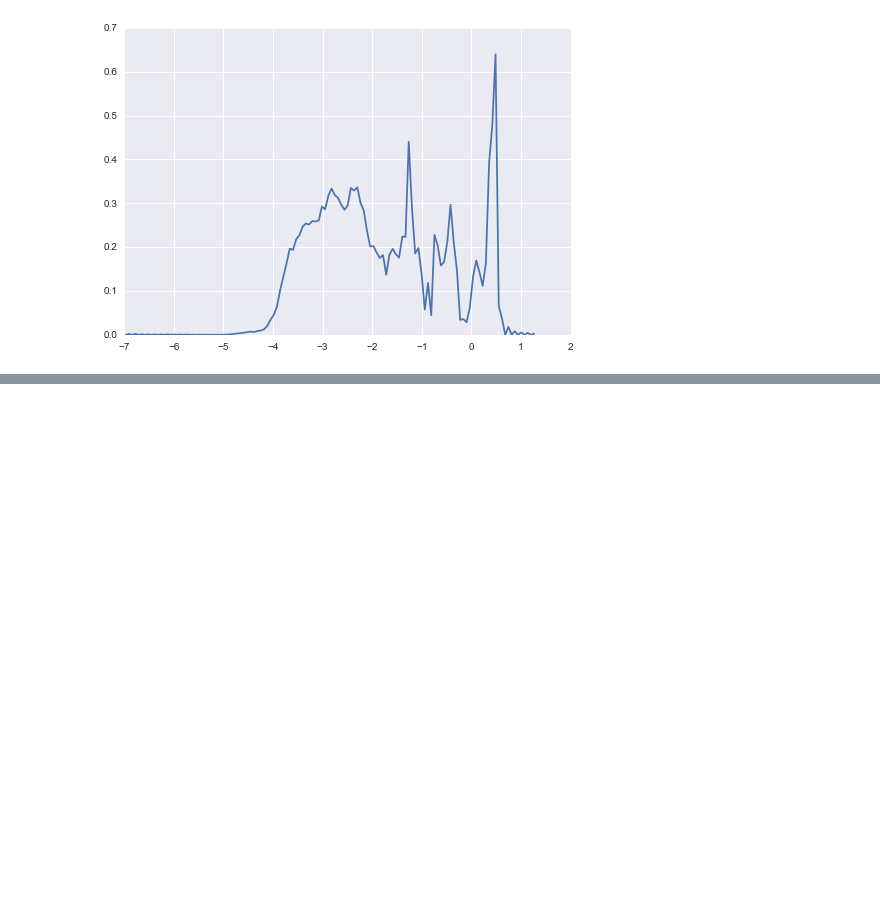
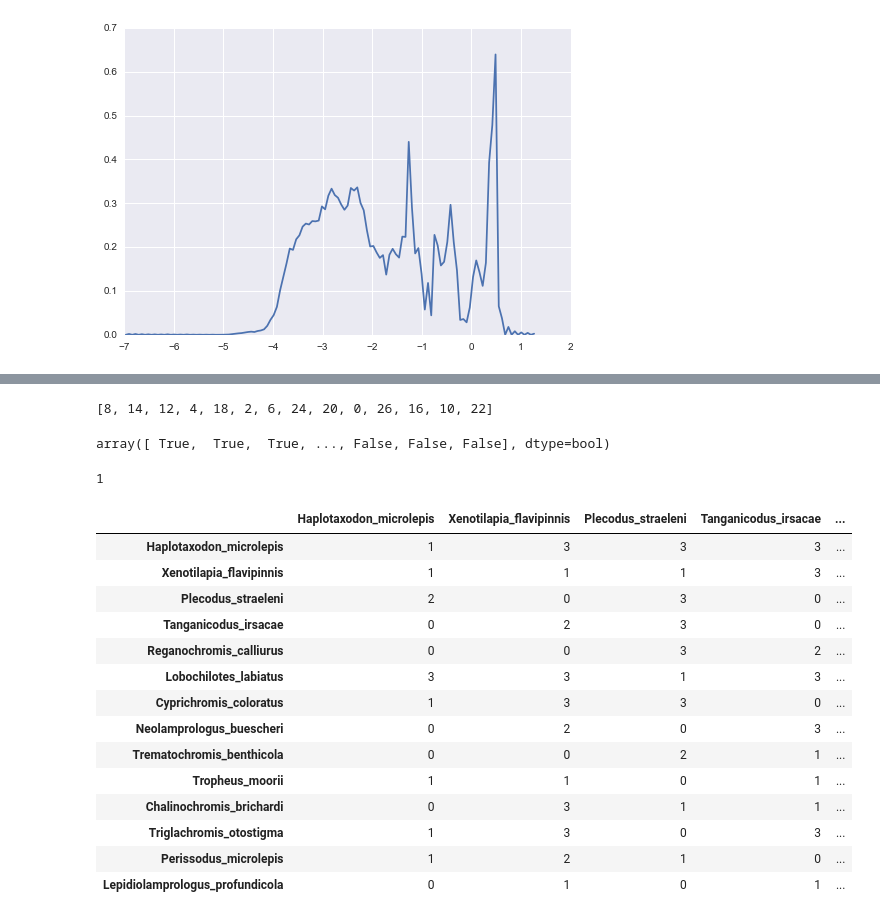
Before and after one commit to ryneches/SuchTree, a Jupyter notebook: examples.ipynb, the cells around one changed output, grey strips where cells are left out. Drawn from its saved outputs; the diff is of its cells as text; code cells hidden in the pictures; blank space fills up the shorter version.

```diff
--- a/examples.ipynb
+++ b/examples.ipynb
@@ -426,0 +554,33 @@ seaborn.kdeplot(log(D1), bw=0.02 )
+# %%
+row_ids = SLT.TreeA.leafs.values()
+for i in xrange( )
+# %% [output]
+[8, 14, 12, 4, 18, 2, 6, 24, 20, 0, 26, 16, 10, 22]
+# %%
+SLT.links[0,:]
+# %% [output]
+array([ True,  True,  True, ..., False, False, False], dtype=bool)
+# %%
+LL = pd.DataFrame( numpy.random.random_integers( 0, 3, size=(14,14)), columns=T.leafs.keys(), index=T.leafs.keys() )
+# %%
+LL[ LL.index[1] ][ LL.index[1] ]
+# %% [output]
+1
+# %%
+LL
+# %% [output]
+|  | Haplotaxodon_microlepis | Xenotilapia_flavipinnis | Plecodus_straeleni | Tanganicodus_irsacae | ... |
+| Haplotaxodon_microlepis | 1 | 3 | 3 | 3 | ... |
+| Xenotilapia_flavipinnis | 1 | 1 | 1 | 3 | ... |
+| Plecodus_straeleni | 2 | 0 | 3 | 0 | ... |
+| Tanganicodus_irsacae | 0 | 2 | 3 | 0 | ... |
+| Reganochromis_calliurus | 0 | 0 | 3 | 2 | ... |
+| Lobochilotes_labiatus | 3 | 3 | 1 | 3 | ... |
+| Cyprichromis_coloratus | 1 | 3 | 3 | 0 | ... |
+| Neolamprologus_buescheri | 0 | 2 | 0 | 3 | ... |
+| Trematochromis_benthicola | 0 | 0 | 2 | 1 | ... |
+| Tropheus_moorii | 1 | 1 | 0 | 1 | ... |
+| Chalinochromis_brichardi | 0 | 3 | 1 | 1 | ... |
+| Triglachromis_otostigma | 1 | 3 | 0 | 3 | ... |
+| Perissodus_microlepis | 1 | 2 | 1 | 0 | ... |
+| Lepidiolamprologus_profundicola | 0 | 1 | 0 | 1 | ... |
```
Also changed, not shown: parts of 29 cells of this notebook, 2 other files.
